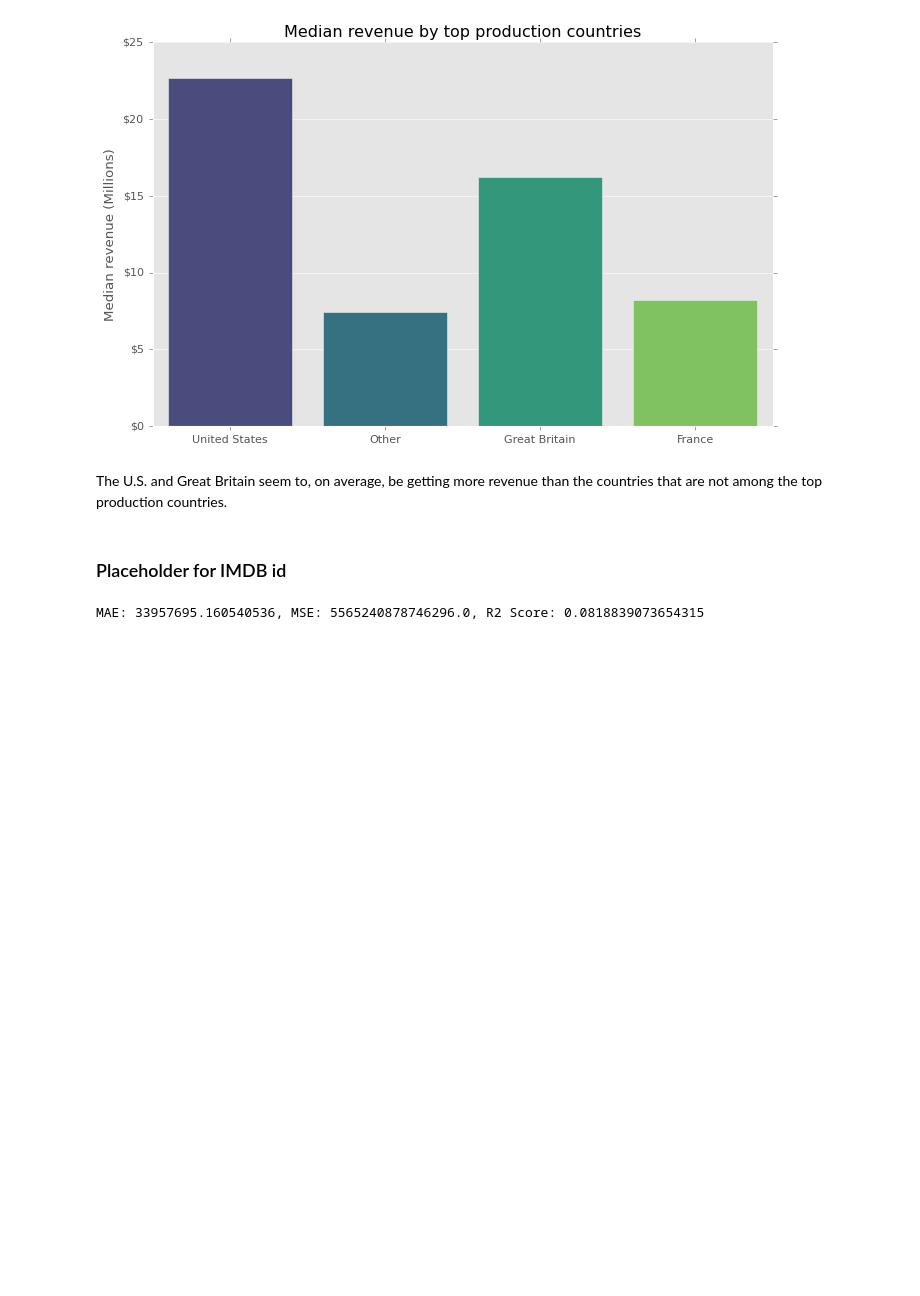
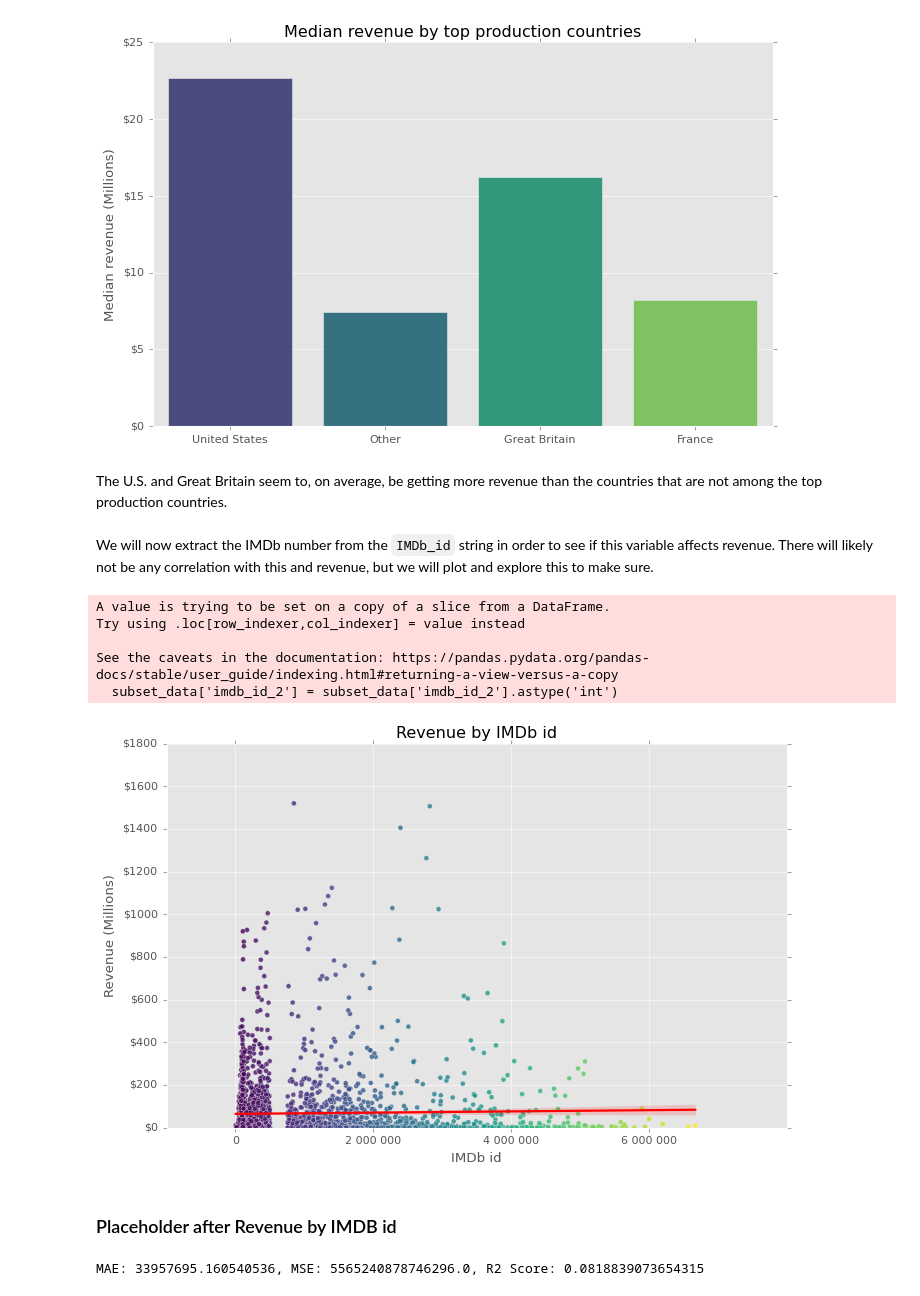
Before and after one commit to ES-Abdellatif/box-office-predictions, a Jupyter notebook: BoxOffice_Predictions_PyDraft.ipynb, the cells around one changed output. Drawn from its saved outputs; the diff is of its cells as text; code cells hidden in the pictures; blank space fills up the shorter version.

Commit message:
Including scatter plot for IMDB id and Revenue

```diff
--- a/BoxOffice_Predictions_PyDraft.ipynb
+++ b/BoxOffice_Predictions_PyDraft.ipynb
@@ -677,3 +677,5 @@ plt.show()
 [figure]
 # %% [markdown]
 The U.S. and Great Britain seem to, on average, be getting more revenue than the countries that are not among the top production countries.
+# %% [markdown]
+We will now extract the IMDb number from the `IMDb_id` string in order to see if this variable affects revenue. There will likely not be any correlation with this and revenue, but we will plot and explore this to make sure.
@@ -680,5 +691,54 @@ The U.S. and Great Britain seem to, on average, be getting more revenue than the
+# %%
+# Ensure 'imdb_id_2' is a standard integer, not Pandas' nullable Int64
+subset_data['imdb_id_2'] = subset_data['imdb_id_2'].astype('int')
+
+# Set figure size
+plt.figure(figsize=(10, 6))
+
+# Create scatter plot
+scatter = sns.scatterplot(data=subset_data,
+                          x="imdb_id_2",
+                          y="revenue",
+                          hue=subset_data["imdb_id_2"].astype(float),  # Ensure hue is numeric
+                          palette="viridis",
+                          edgecolor=None,
+                          alpha=0.8)
+
+# Add regression line (equivalent to geom_smooth(method = 'lm'))
+sns.regplot(data=subset_data,
+            x="imdb_id_2",
+            y="revenue",
+            scatter=False,
+            color="red",
+            line_kws={"linewidth": 2},
+            ci=95)
+
+# Formatting
+plt.ylim(0, subset_data["revenue"].max() * 1.1)  # Set y-limit dynamically
+
+# Format y-ticks as millions
+plt.yticks(plt.yticks()[0], [f'${int(y/1e6)}' for y in plt.yticks()[0]])
+
+# Format x-ticks with spaces to match R output
+plt.xticks([0, 2_000_000, 4_000_000, 6_000_000], ['0', '2 000 000', '4 000 000', '6 000 000'])
+
+# Titles and labels
+plt.title("Revenue by IMDb id")
+plt.xlabel("IMDb id")
+plt.ylabel("Revenue (Millions)")
+plt.legend([], [], frameon=False)  # Hide legend
+sns.despine()
+
+plt.show()
+# %% [output]
+A value is trying to be set on a copy of a slice from a DataFrame.
+Try using .loc[row_indexer,col_indexer] = value instead
+
+See the caveats in the documentation: https://pandas.pydata.org/pandas-docs/stable/user_guide/indexing.html#returning-a-view-versus-a-copy
+  subset_data['imdb_id_2'] = subset_data['imdb_id_2'].astype('int')
+[figure, added]
 # %% [markdown]
-### Placeholder for IMDB id
+### Placeholder after Revenue by IMDB id
 # %%
 
 # Handling missing values
```
Also changed, not shown: parts of 2 cells of this notebook.
